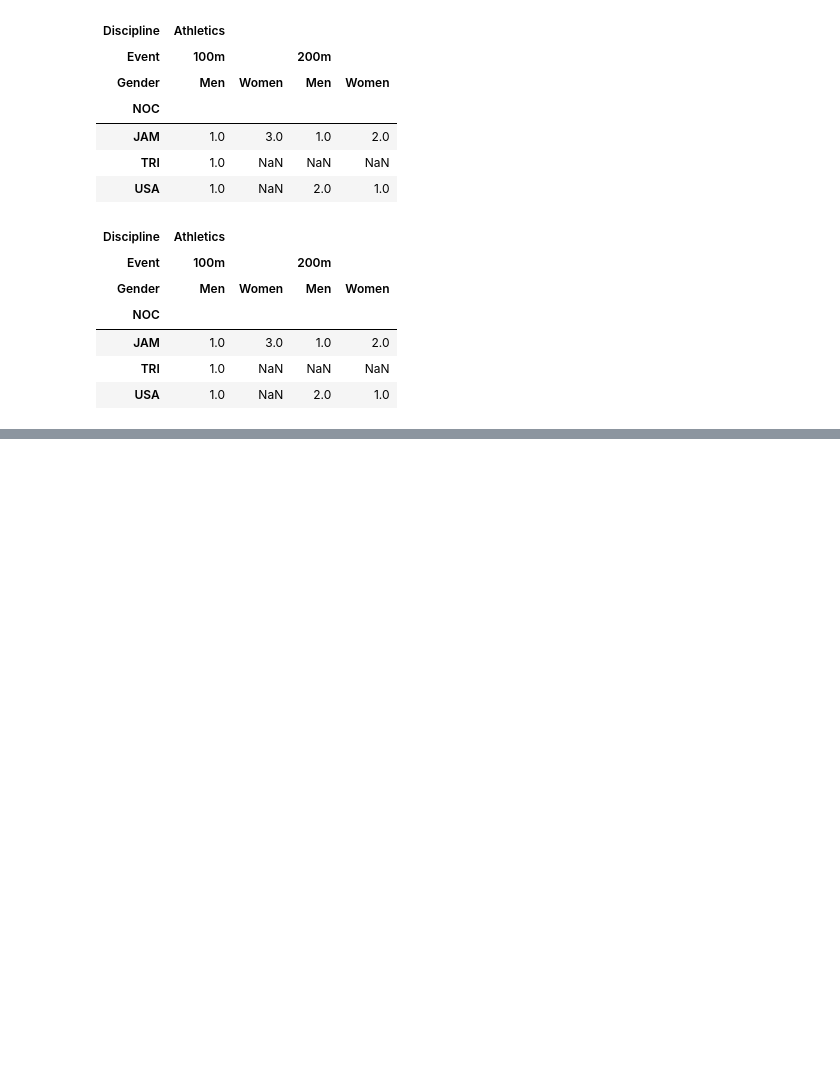
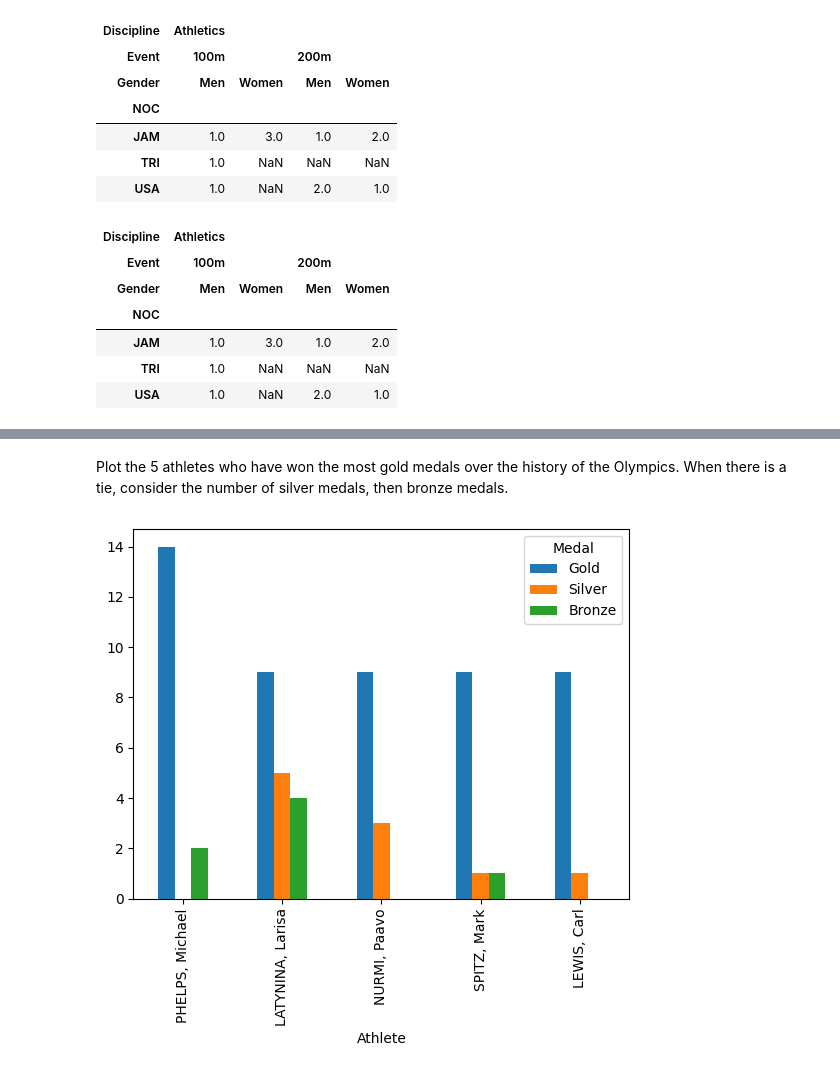
Before and after one commit to dbasdanis/python_practice, a Jupyter notebook: pandas/pandas_doc.ipynb, the cells around one changed output, grey strips where cells are left out. Cells and saved outputs as stored; diff of their text form; code cells hidden in the pictures; blank space fills up the shorter version.

```diff
--- a/pandas/pandas_doc.ipynb
+++ b/pandas/pandas_doc.ipynb
@@ -1145,0 +1154,8 @@ df.unstack('Gender')
+# %% [markdown]
+Plot the 5 athletes who have won the most gold medals over the history of the Olympics.
+When there is a tie, consider the number of silver medals, then bronze medals.
+# %%
+g = oo.groupby(['Athlete','Medal']).size().unstack('Medal',fill_value=0)
+g.sort_values(['Gold','Silver','Bronze'],ascending=False)[['Gold','Silver','Bronze']].head(5).plot(kind='bar');
+# %% [output]
+[figure, added]
```
Also changed, not shown: parts of 16 cells of this notebook.
